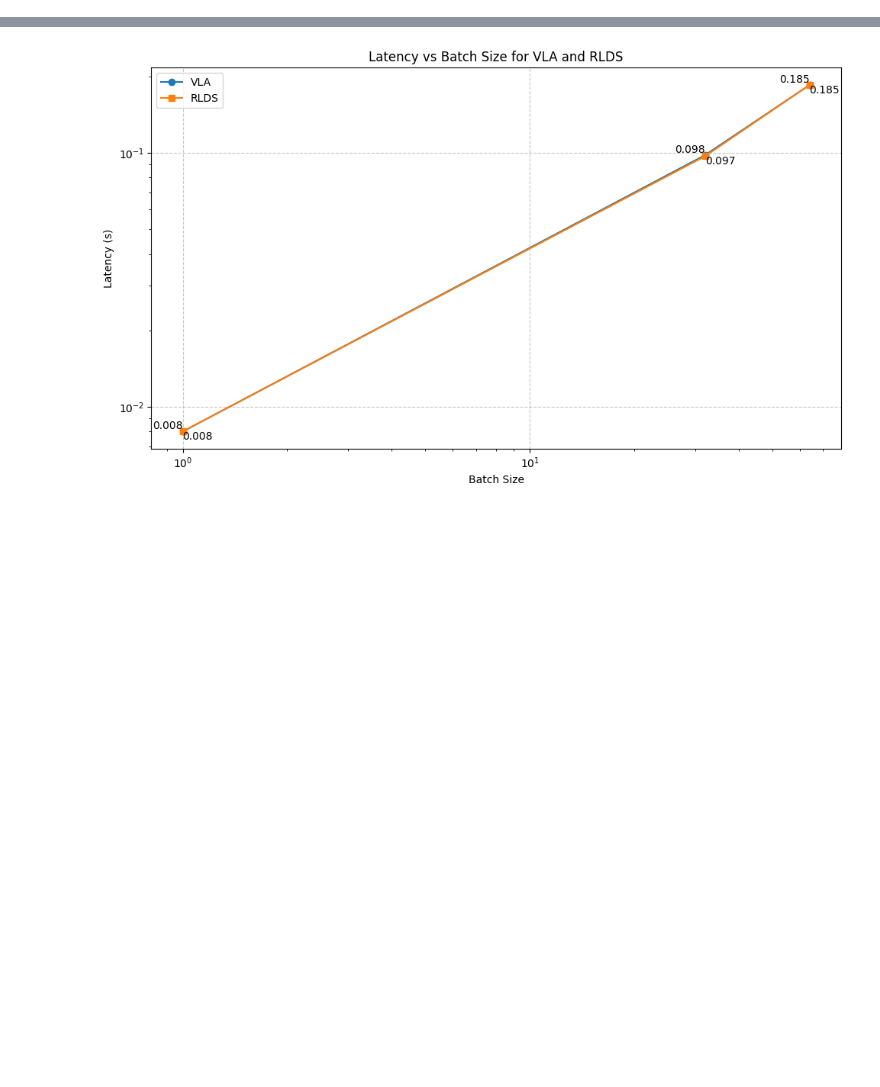
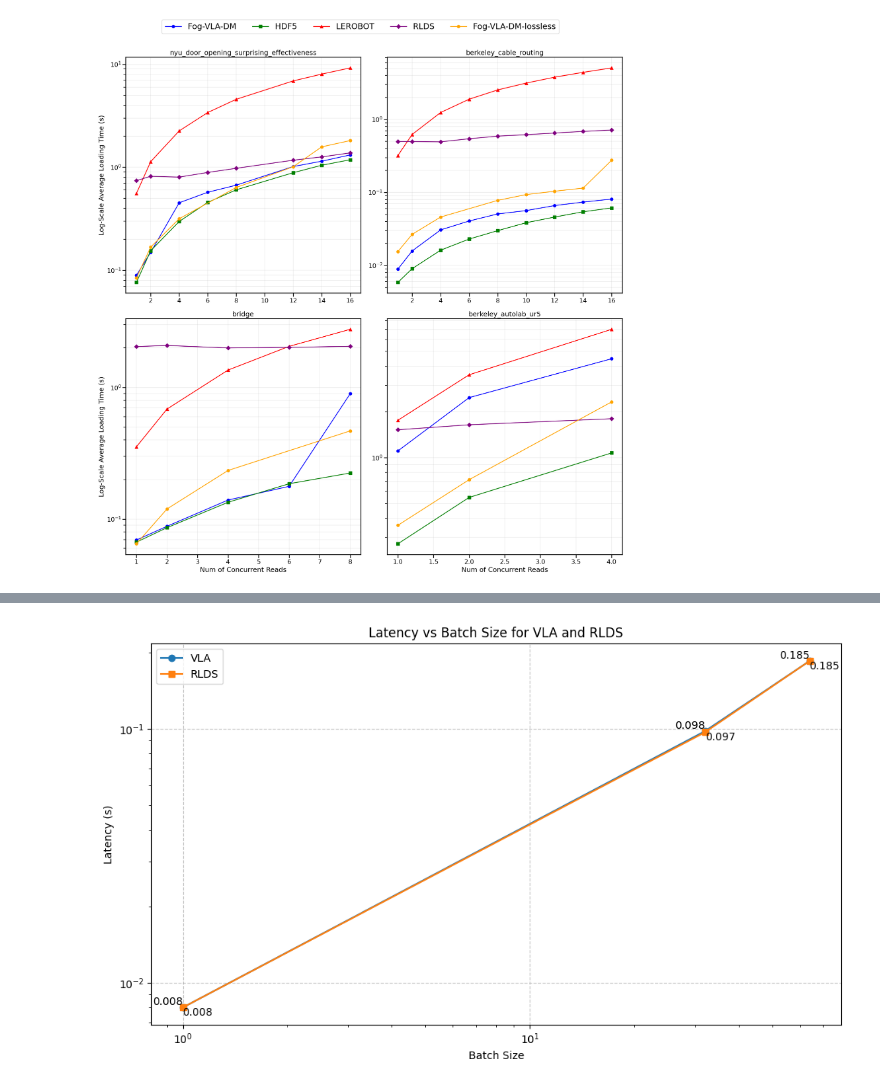
Before and after one commit to BerkeleyAutomation/fog_x, a Jupyter notebook: benchmarks/Visualization.ipynb, the cells around one changed output, grey strips where cells are left out. Saved outputs shown, nothing was run; the diff lists cells and outputs as text; code cells hidden in the pictures; blank space fills up the shorter version.

```diff
--- a/benchmarks/Visualization.ipynb
+++ b/benchmarks/Visualization.ipynb
@@ -49,0 +60,62 @@ for dataset in datasets:
+# %%
+import pandas as pd
+import matplotlib.pyplot as plt
+import seaborn as sns
+sns.set_context("talk")
+
+# Read the CSV file
+df = pd.read_csv('./format_comparison_results.csv')
+
+# Define colors and markers for each format
+format_styles = {
+    'Fog-VLA-DM': ('blue', 'o'),
+    'HDF5': ('green', 's'),
+    'LEROBOT': ('red', '^'),
+    'RLDS': ('purple', 'D'),
+    "Fog-VLA-DM-lossless": ('orange', 'o'),
+}
+
+# Update the format name from 'VLA' to 'Fog-VLA-DM' in the DataFrame
+df['Format'] = df['Format'].replace('VLA', 'Fog-VLA-DM')
+df['Format'] = df['Format'].replace('FFV1', 'Fog-VLA-DM-lossless')
+
+# Update the format_styles dictionary
+format_styles['Fog-VLA-DM'] = format_styles.pop('VLA', ('blue', 'o'))
+
+# Get unique datasets
+datasets = df['Dataset'].unique()
+
+# Create a single figure with four subplots
+fig, axs = plt.subplots(2, 2, figsize=(20, 20))
+axs = axs.flatten()
+
+for idx, dataset in enumerate(datasets):
+    ax = axs[idx]
+    dataset_df = df[df['Dataset'] == dataset]
+
+    # Create the line plot
+    for format, (color, marker) in format_styles.items():
+        data = dataset_df[dataset_df['Format'] == format]
+        ax.plot(data['BatchSize'], data['AverageLoadingTime(s)'],
+                color=color, marker=marker, label=format, linewidth=2, markersize=8)
+
+    # Customize the subplot
+    ax.set_title(dataset)
+    ax.set_yscale('log')
+    ax.grid(True, which="both", ls="-", alpha=0.2)
+
+    # Only add x and y labels to the bottom and left subplots
+    if idx >= 2:
+        ax.set_xlabel('Num of Concurrent Reads')
+    if idx % 2 == 0:
+        ax.set_ylabel('Log-Scale Average Loading Time (s)')
+
+# Add a single legend for all subplots
+handles, labels = axs[0].get_legend_handles_labels()
+fig.legend(handles, labels, loc='upper center', bbox_to_anchor=(0.5, 1.05), ncol=5, fontsize='large')
+
+plt.tight_layout()
+plt.savefig('./combined_datasets.pdf', bbox_inches='tight')
+plt.show()
+# %% [output]
+[figure, added]
```
Also changed, not shown: parts of 3 cells of this notebook, 12 other files.
